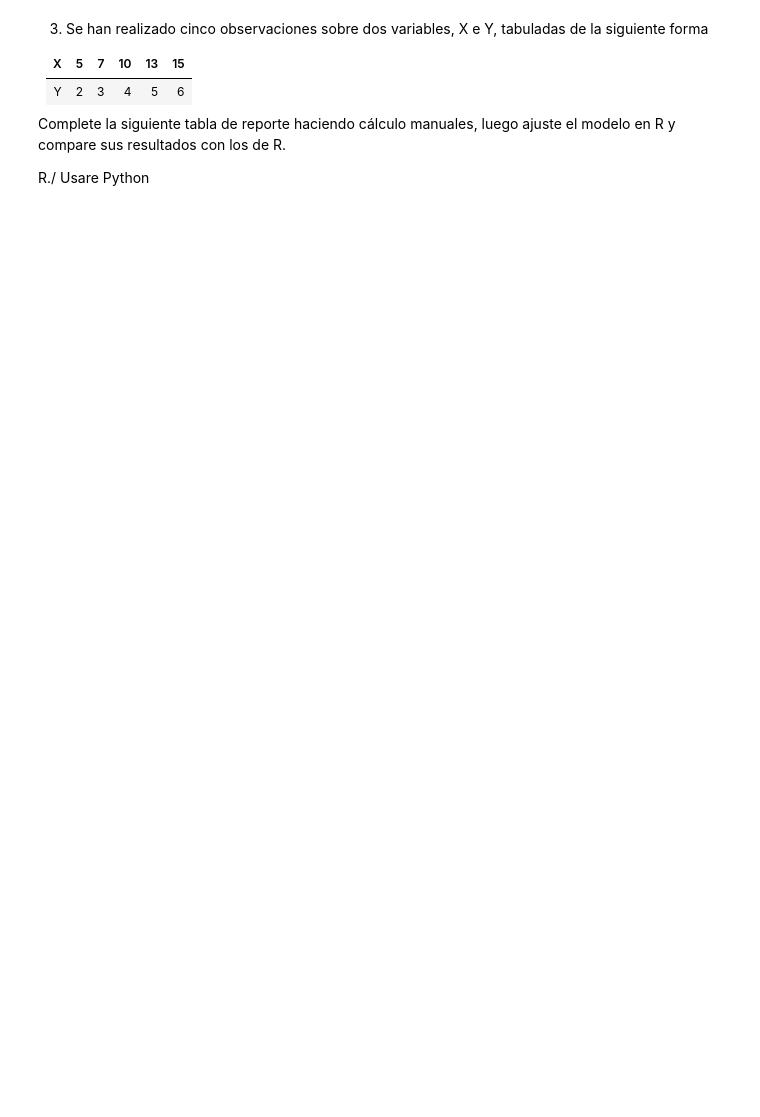
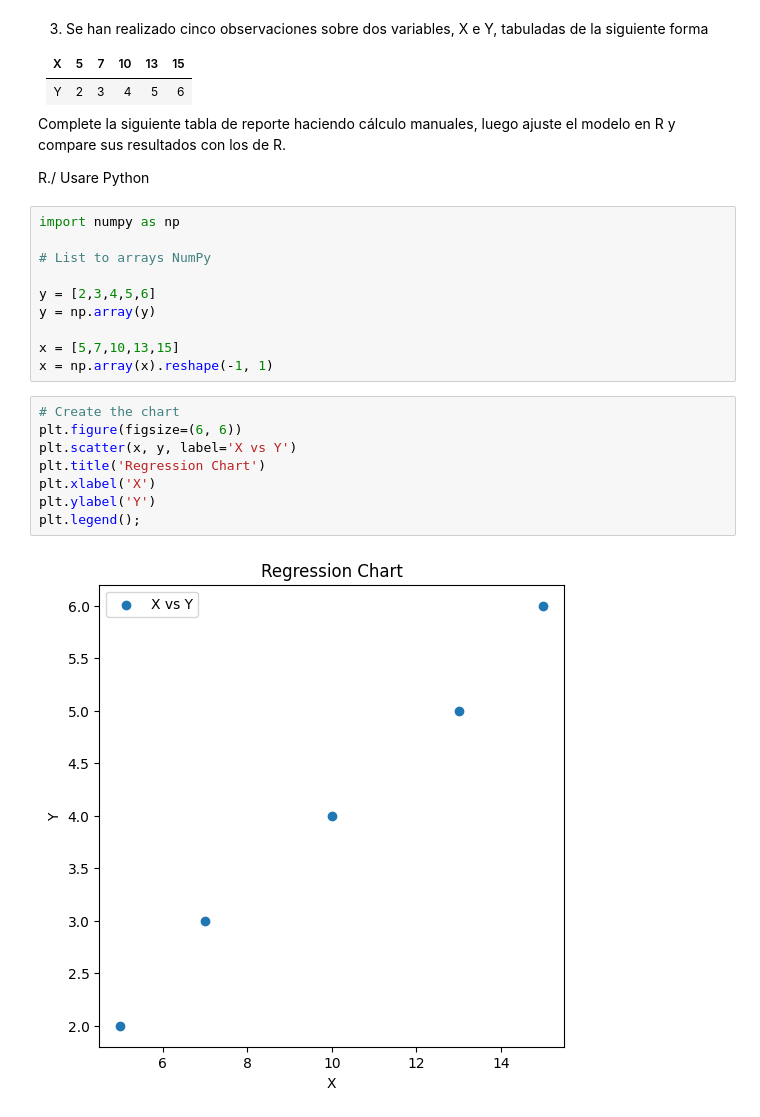
Before and after one commit to oecorrechag/regression, a Jupyter notebook: notebooks/01_seccion/1.1 Introduccion/1.1.4 Activities2.ipynb, the cells around one changed output. Drawn from its saved outputs; the diff is of its cells as text; blank space fills up the shorter version.

```diff
--- a/notebooks/01_seccion/1.1 Introduccion/1.1.4 Activities2.ipynb
+++ b/notebooks/01_seccion/1.1 Introduccion/1.1.4 Activities2.ipynb
@@ -47,3 +63,23 @@ R./ Existe correlacion, pero es una correlacion falsa ya que los dos fenomenos n
 Complete la siguiente tabla de reporte haciendo cálculo manuales, luego ajuste el modelo en R y compare sus resultados con los de R.
 
 R./ Usare Python
+# %%
+import numpy as np
+
+# List to arrays NumPy
+
+y = [2,3,4,5,6]
+y = np.array(y)
+
+x = [5,7,10,13,15]
+x = np.array(x).reshape(-1, 1)
+# %%
+# Create the chart
+plt.figure(figsize=(6, 6))
+plt.scatter(x, y, label='X vs Y')
+plt.title('Regression Chart')
+plt.xlabel('X')
+plt.ylabel('Y')
+plt.legend();
+# %% [output]
+[figure, added]
```
Also changed, not shown: parts of 10 cells of this notebook.
